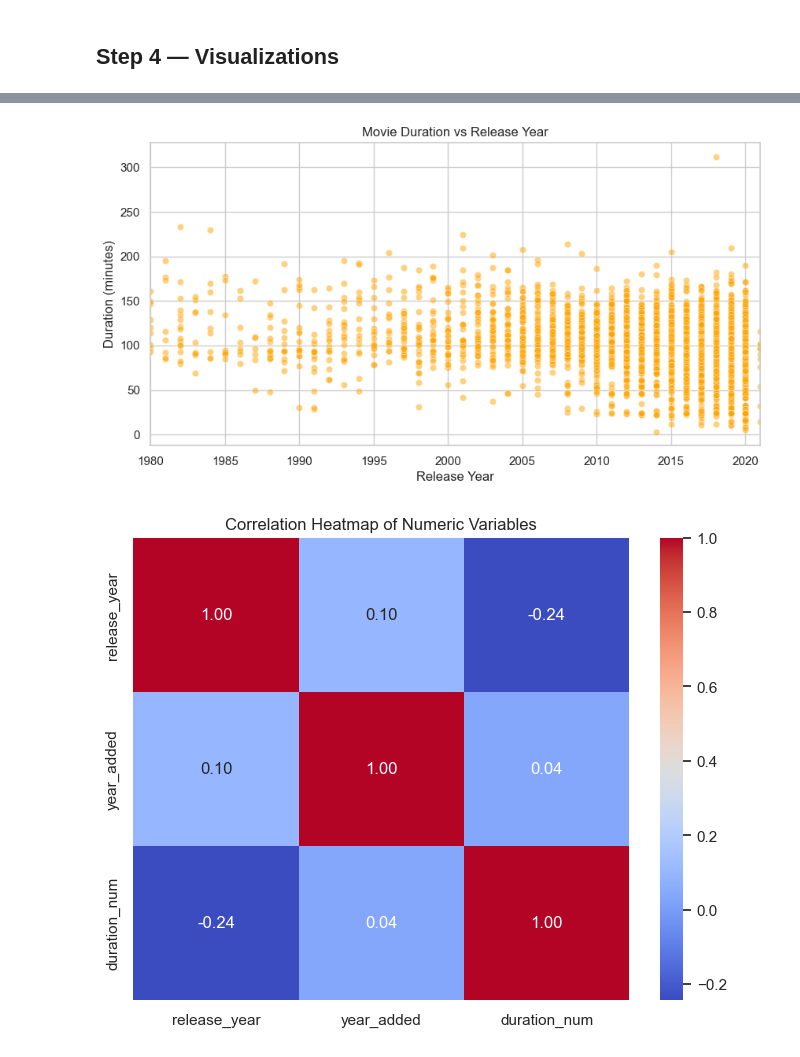
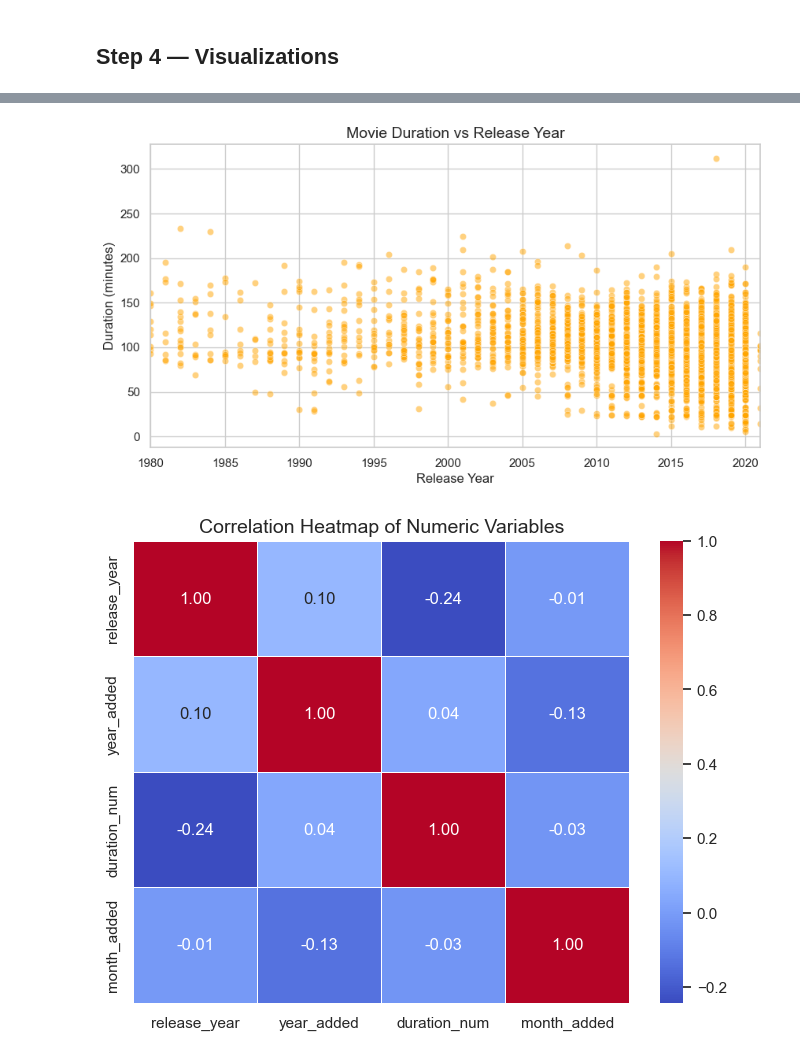
Before and after one commit to SHAURYASANYAL3/Netflix-EDA, a Jupyter notebook: netflix_eda.ipynb, the cells around one changed output, grey strips where cells are left out. Cells and saved outputs as stored; diff of their text form; code cells hidden in the pictures.

```diff
--- a/netflix_eda.ipynb
+++ b/netflix_eda.ipynb
@@ -10,10 +10,14 @@ import pandas as pd
 import numpy as np
 import matplotlib.pyplot as plt
 import seaborn as sns
+import warnings
+
+# Suppress minor warnings for a cleaner notebook output
+warnings.filterwarnings('ignore')
 
 # Set style for visualizations
 sns.set_theme(style="whitegrid")
-plt.rcParams['figure.figsize'] = (10, 6)
+plt.rcParams['figure.figsize'] = (12, 7)
 
 # Load the dataset
 df = pd.read_csv("netflix_titles.csv")
@@ -111,11 +116,12 @@ df.drop(columns=['show_id'], inplace=True)
 # Convert 'date_added' to datetime
 df['date_added'] = pd.to_datetime(df['date_added'].str.strip(), format='%B %d, %Y', errors='coerce')
 
-# Create 'year_added' column
+# Create 'year_added' and 'month_added' columns
 df['year_added'] = df['date_added'].dt.year
+df['month_added'] = df['date_added'].dt.month
 
-# Create 'duration_num' (extract number from duration)
-df['duration_num'] = df['duration'].str.extract('(\d+)').astype(float)
+# Create 'duration_num' (extract number from duration using raw string to prevent SyntaxWarning)
+df['duration_num'] = df['duration'].str.extract(r'(\d+)').astype(float)
 
 print("Missing values after cleaning:\n", df.isnull().sum())
 # %% [output]
@@ -255,20 +261,20 @@ plt.show()
 # 5. Scatter Plot: Release Year vs Duration (Movies)
 plt.figure(figsize=(10, 5))
 sns.scatterplot(data=movies_df, x='release_year', y='duration_num', alpha=0.5, color='orange')
-plt.title('Movie Duration vs Release Year')
-plt.xlabel('Release Year')
-plt.ylabel('Duration (minutes)')
+plt.title('Movie Duration vs Release Year', fontsize=14)
+plt.xlabel('Release Year', fontsize=12)
+plt.ylabel('Duration (minutes)', fontsize=12)
 plt.xlim(1980, 2021)
 plt.show()
 # %% [output]
-[figure, old version]
+[figure, new version]
 # %%
 # 6. Heatmap: Correlation Matrix
 plt.figure(figsize=(8, 6))
-numeric_cols = df[['release_year', 'year_added', 'duration_num']].dropna()
+numeric_cols = df[['release_year', 'year_added', 'duration_num', 'month_added']].dropna()
 correlation = numeric_cols.corr()
-sns.heatmap(correlation, annot=True, cmap='coolwarm', fmt=".2f")
-plt.title('Correlation Heatmap of Numeric Variables')
+sns.heatmap(correlation, annot=True, cmap='coolwarm', fmt=".2f", linewidths=0.5)
+plt.title('Correlation Heatmap of Numeric Variables', fontsize=14)
 plt.show()
 # %% [output]
-[figure, old version]
+[figure, new version]
```
Also changed, not shown: parts of 10 cells of this notebook.
